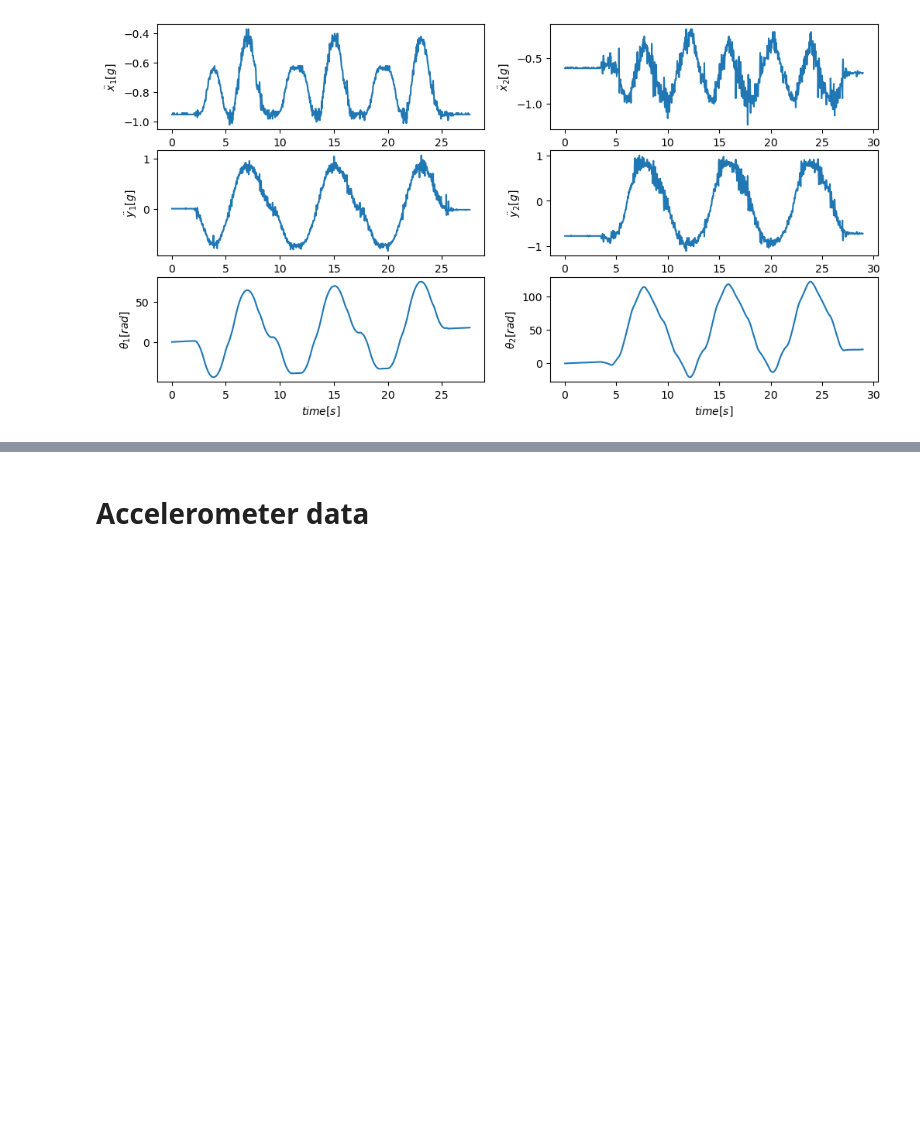
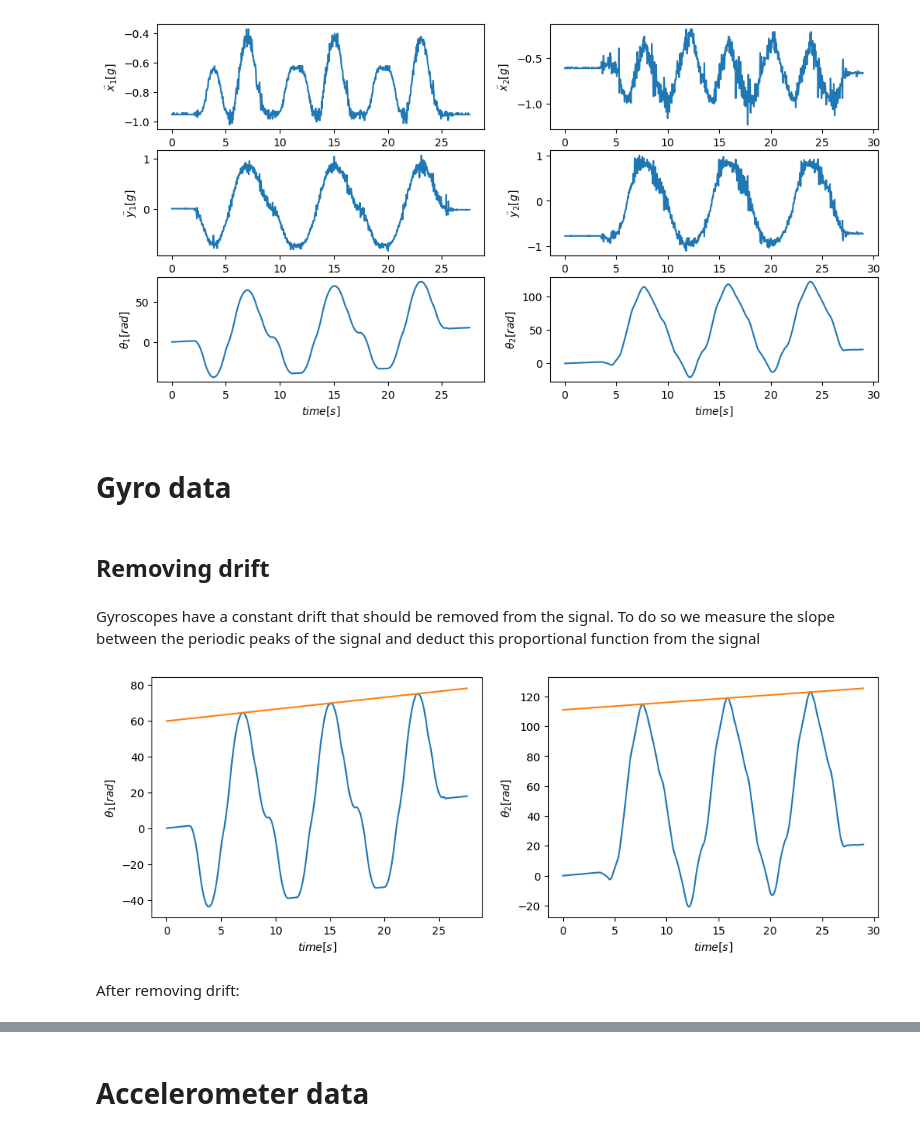
Before and after one commit to robotengineer123/ControlHomework, a Jupyter notebook: Projekt/sensor_processing.ipynb, the cells around one changed output, grey strips where cells are left out. Cells and saved outputs as stored; diff of their text form; code cells hidden in the pictures; blank space fills up the shorter version.

```diff
--- a/Projekt/sensor_processing.ipynb
+++ b/Projekt/sensor_processing.ipynb
@@ -60,3 +64,25 @@ for i, data in enumerate([data1, data2]):
     axs[2, i].set_ylabel(f"$\\theta_{i+1}[rad]$")
 # %% [output]
 [figure]
+# %% [markdown]
+# Gyro data
+# %% [markdown]
+## Removing drift
+# %% [markdown]
+Gyroscopes have a constant drift that should be removed from the signal. To do so we measure the slope between the periodic peaks of the signal and deduct this proportional function from the signal
+# %%
+fig, axs = plt.subplots(1, 2, figsize=(12, 4))
+axs[0].set_xlabel("$time [s]$")
+axs[1].set_xlabel("$time [s]$")
+axs[0].set_ylabel("$\\theta_1 [rad]$")
+axs[1].set_ylabel("$\\theta_2 [rad]$")
+for i, data in enumerate([data1, data2]):
+    time, AccX, AccY, yaw = unpack_data(data)
+    line = find_drift(time, yaw)
+    line_f = lambda x: line.slope*x + line.intercept
+    axs[i].plot(data[0], data[-1])
+    axs[i].plot(data[0], line_f(data[0]))
+# %% [output]
+[figure, added]
+# %% [markdown]
+After removing drift:
```
Also changed, not shown: parts of 13 cells of this notebook, 5 other files.
